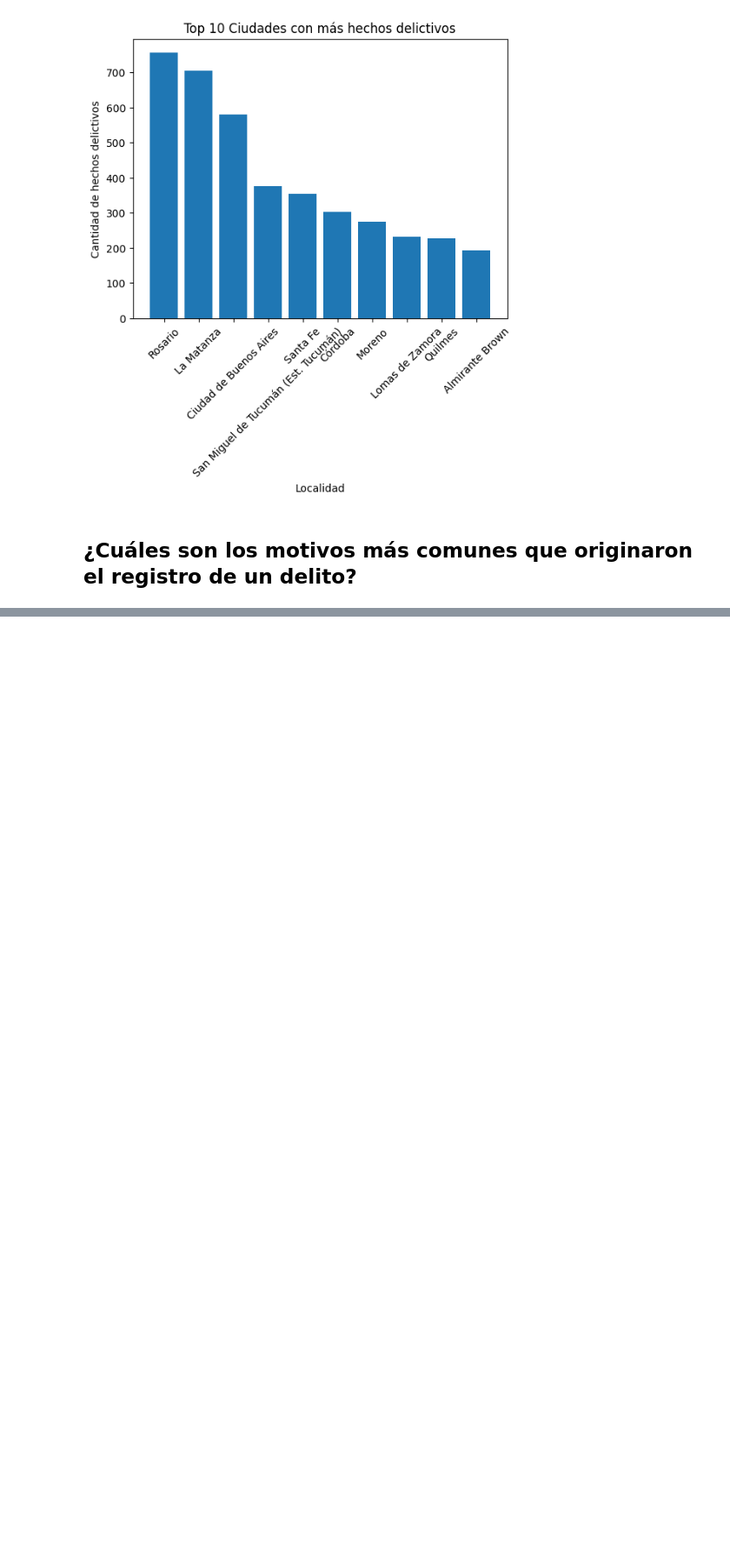
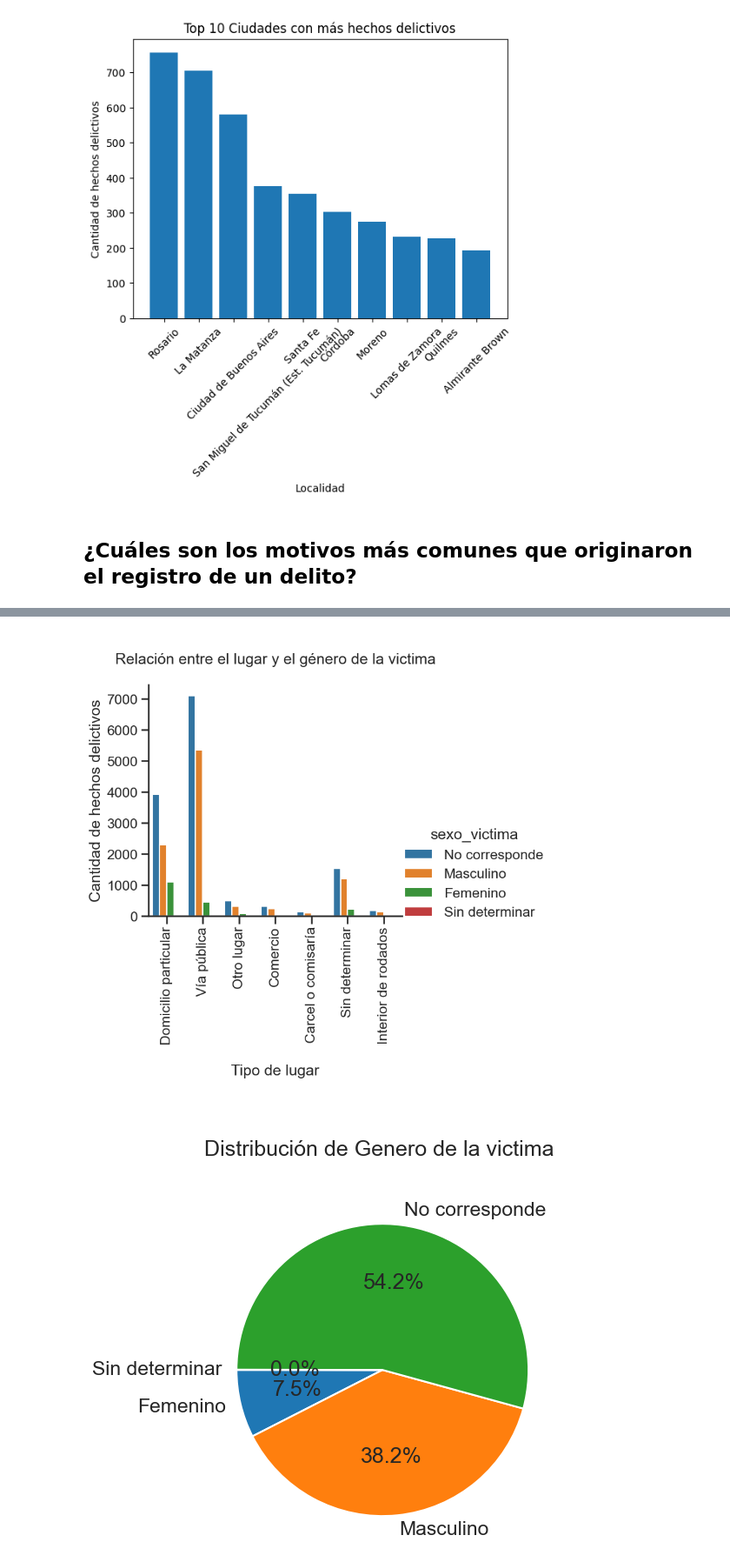
Before and after one commit to ianCristianAriel/2017--2021-argentina-analisis-delitos-registrados, a Jupyter notebook: notebooks/limpios/4_visualizaciones_respuestas.ipynb, the cells around one changed output, grey strips where cells are left out. Shown at 87% size. Saved outputs shown, nothing was run; the diff lists cells and outputs as text; code cells hidden in the pictures; blank space fills up the shorter version.

```diff
--- a/notebooks/limpios/4_visualizaciones_respuestas.ipynb
+++ b/notebooks/limpios/4_visualizaciones_respuestas.ipynb
@@ -133,0 +174,45 @@ plt.show()
+# %%
+#Base de datos original
+url_original='https://raw.githubusercontent.com/ianCristianAriel/proc_datos_proyecto_final_G3/visualizacion/datos/procesados/limpieza01_argentina_delitos.csv'
+url5='https://raw.githubusercontent.com/ianCristianAriel/proc_datos_proyecto_final_G3/visualizacion/datos/procesados/preparacion05_datos_lugar_genero_v_delito.csv'
+# %%
+import pandas as pd
+import seaborn as sns
+import matplotlib.pyplot as plt
+
+sns.set_theme(style="ticks",context="talk",palette="tab10")
+
+df_original= pd.read_csv(url_original)
+df_lugar_genero_v_delito=pd.read_csv(url5)
+
+#Aca reemplazo los valores
+df_lugar_genero_v_delito['tipo_lugar'] = df_original['tipo_lugar']
+df_lugar_genero_v_delito['sexo_victima'] = df_original['sexo_victima']
+# %%
+#crear gráfico de conteo para mostrar la relación entre el lugar y el género de la victima
+sns.catplot(x="tipo_lugar", data=df_lugar_genero_v_delito, kind="count", hue="sexo_victima",aspect=1.2)
+plt.xlabel('\n Tipo de lugar \n\n')
+plt.ylabel('Cantidad de hechos delictivos')
+plt.title('\n Relación entre el lugar y el género de la victima \n')
+plt.xticks(rotation=90)
+
+plt.show()
+
+
+# Agrupar por la columna 'sexo_victima' y obtener el conteo de ocurrencias
+agrupado_genero = df_lugar_genero_v_delito.groupby('sexo_victima').size()
+
+# Crear el gráfico de torta
+grafico = agrupado_genero.plot.pie(autopct='%1.1f%%', startangle=180)
+
+# Ajustar el aspecto del gráfico
+plt.axis('equal')
+plt.title('Distribución de Genero de la victima \n\n')
+
+
+
+# Mostrar el gráfico
+plt.show()
+# %% [output]
+[figure, added]
+[figure, added]
```
Also changed, not shown: parts of 15 cells of this notebook.
